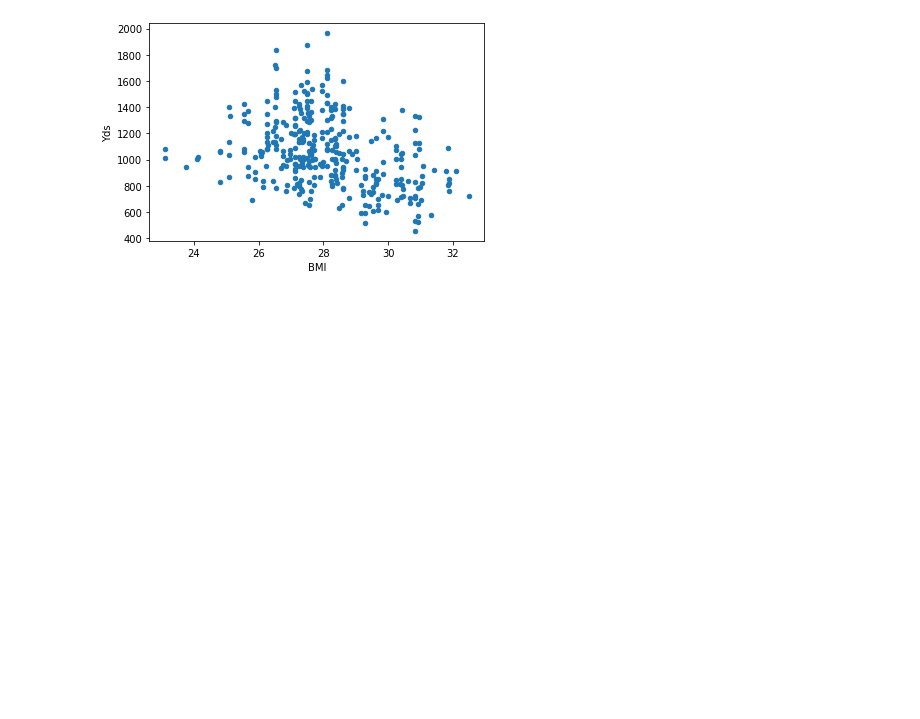
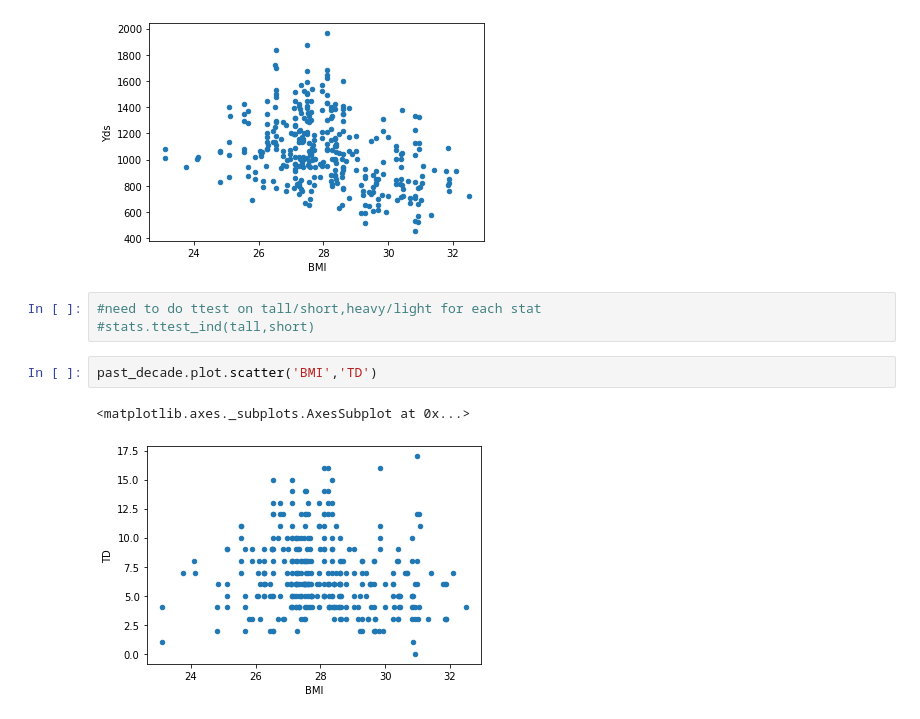
Before and after one commit to shaikh23/Nfl-Analysis, a Jupyter notebook: EDA_receiving_2.ipynb, the cells around one changed output. Cells and saved outputs as stored; diff of their text form; blank space fills up the shorter version.

```diff
--- a/EDA_receiving_2.ipynb
+++ b/EDA_receiving_2.ipynb
@@ -149,3 +170,11 @@ past_decade.plot.scatter('BMI','Yds')
 # %% [output]
 <matplotlib.axes._subplots.AxesSubplot at 0x...>
 [figure]
+# %%
+#need to do ttest on tall/short,heavy/light for each stat
+#stats.ttest_ind(tall,short)
+# %%
+past_decade.plot.scatter('BMI','TD')
+# %% [output]
+<matplotlib.axes._subplots.AxesSubplot at 0x...>
+[figure, added]
```
Also changed, not shown: parts of 7 cells of this notebook.
